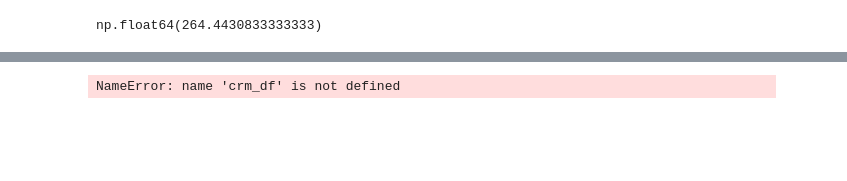
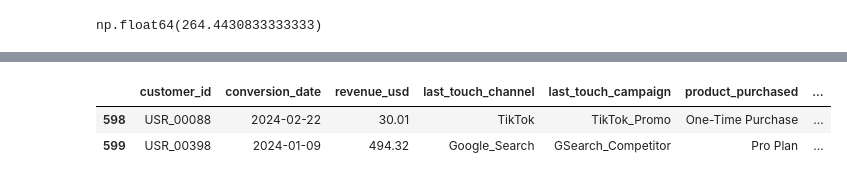
Before and after one commit to banerjee109/Infotact-Data-Team-2, a Jupyter notebook: Assignmenet_1_Roughbook.ipynb, the cells around one changed output, grey strips where cells are left out. Cells and saved outputs as stored; diff of their text form; code cells hidden in the pictures; blank space fills up the shorter version.

```diff
--- a/Assignmenet_1_Roughbook.ipynb
+++ b/Assignmenet_1_Roughbook.ipynb
@@ -246,15 +273,17 @@ np.float64(264.4430833333333)
 # %%
 import pandas as pd
-crm_df = pd.read_csv('crm_conversion_data.csv')
-
+crm_df = pd.read_csv("crm_conversion_data.csv")
 crm_df.head()
 crm_df[(crm_df["country"]=="Australia")]["revenue_usd"].sum()
 crm_df["customer_id"].nunique()
 crm_df.columns
 crm_df.groupby("country")["revenue_usd"].sum().sort_values(ascending=False)
 crm_df.head()
 ##crm_df["last_touch_campaign"].nunique()
 ##1 Revenue Distribution by Last Touch Channel: Analyze which marketing channels are most effective in driving conversions and revenue.
 crm_df.groupby("last_touch_channel")["revenue_usd"].sum().sort_values(ascending=False)
+crm_df.tail(2)
 # %% [output]
-NameError: name 'crm_df' is not defined
+|  | customer_id | conversion_date | revenue_usd | last_touch_channel | last_touch_campaign | product_purchased | ... |
+| 598 | USR_00088 | 2024-02-22 | 30.01 | TikTok | TikTok_Promo | One-Time Purchase | ... |
+| 599 | USR_00398 | 2024-01-09 | 494.32 | Google_Search | GSearch_Competitor | Pro Plan | ... |
```
Also changed, not shown: parts of 12 cells of this notebook.
